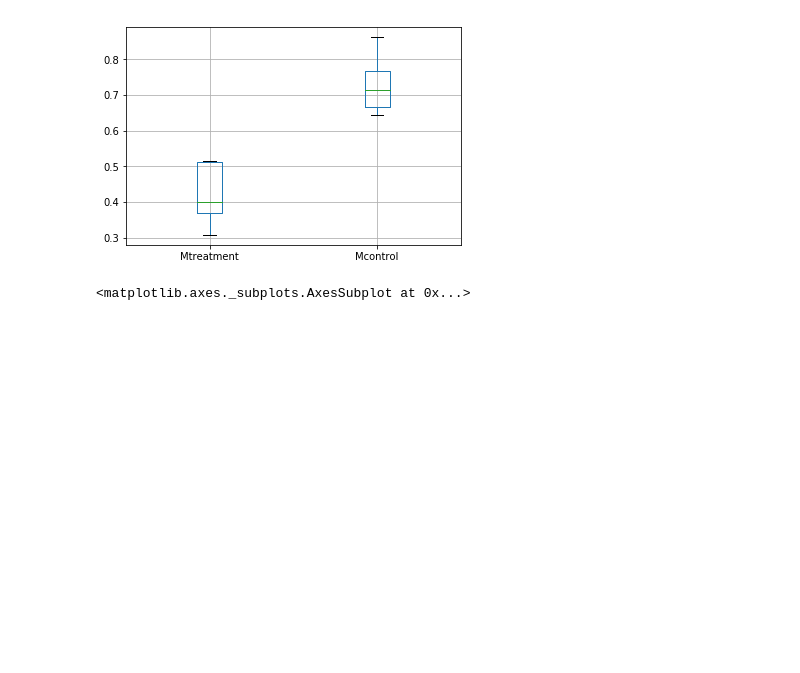
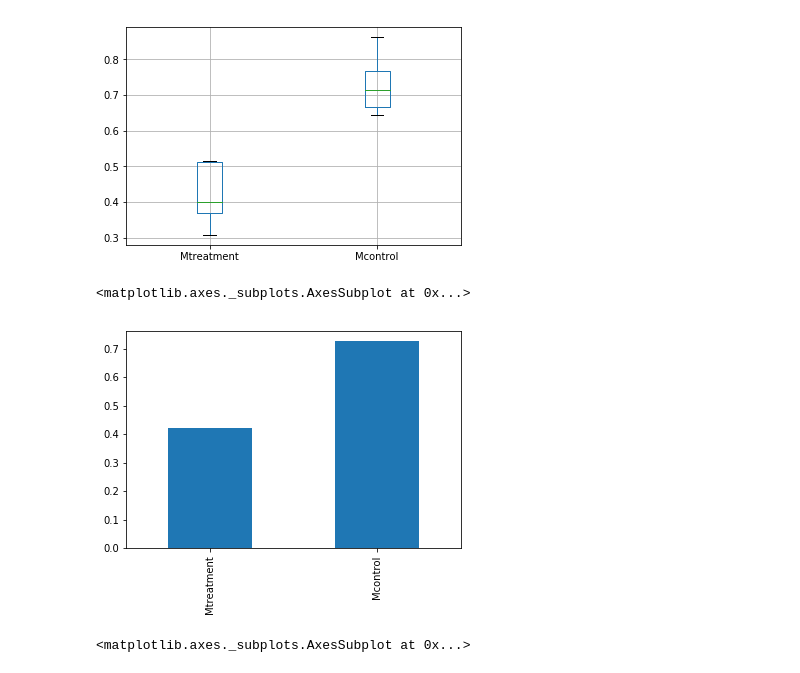
Before and after one commit to ytyfeng/data-analysis, a Jupyter notebook: bil151_data_analysis.ipynb, the cells around one changed output. Drawn from its saved outputs; the diff is of its cells as text; code cells hidden in the pictures; blank space fills up the shorter version.

```diff
--- a/bil151_data_analysis.ipynb
+++ b/bil151_data_analysis.ipynb
@@ -42,9 +42,15 @@ data.describe()
 | 75% | 6.25000 | 0.512860 | 0.766901 | 0.953439 | 0.313176 | 0.065180 | ... |
 | max | 8.00000 | 0.516279 | 0.861878 | 0.990000 | 0.625000 | 0.279070 | ... |
 # %%
-df = pd.DataFrame(data, columns=['Mtreatment',	'Mcontrol']) # You can create a dataframe by specifying the columns you want
-df.boxplot()
+df1 = pd.DataFrame(data, columns=['Mtreatment',	'Mcontrol']) # You can create a dataframe by specifying the columns you want
+df1.boxplot()
 # %% [output]
 <matplotlib.axes._subplots.AxesSubplot at 0x...>
 [figure]
+# %%
+df1 = df1.mean()
+df1.plot.bar()
+# %% [output]
+<matplotlib.axes._subplots.AxesSubplot at 0x...>
+[figure, added]
 # %%
```
Also changed, not shown: parts of 9 cells of this notebook.
